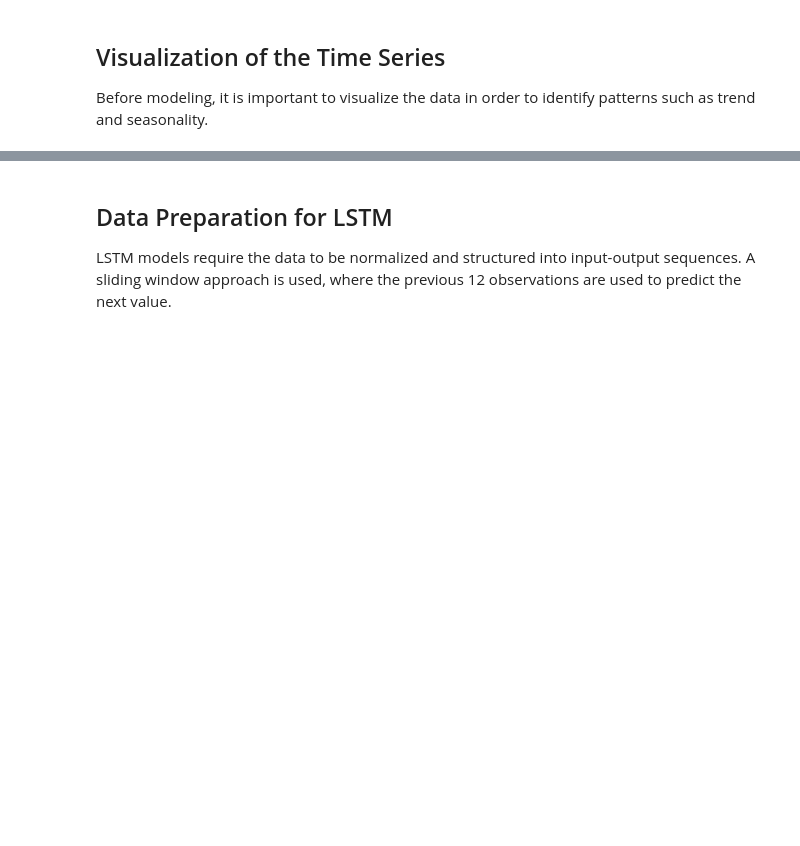
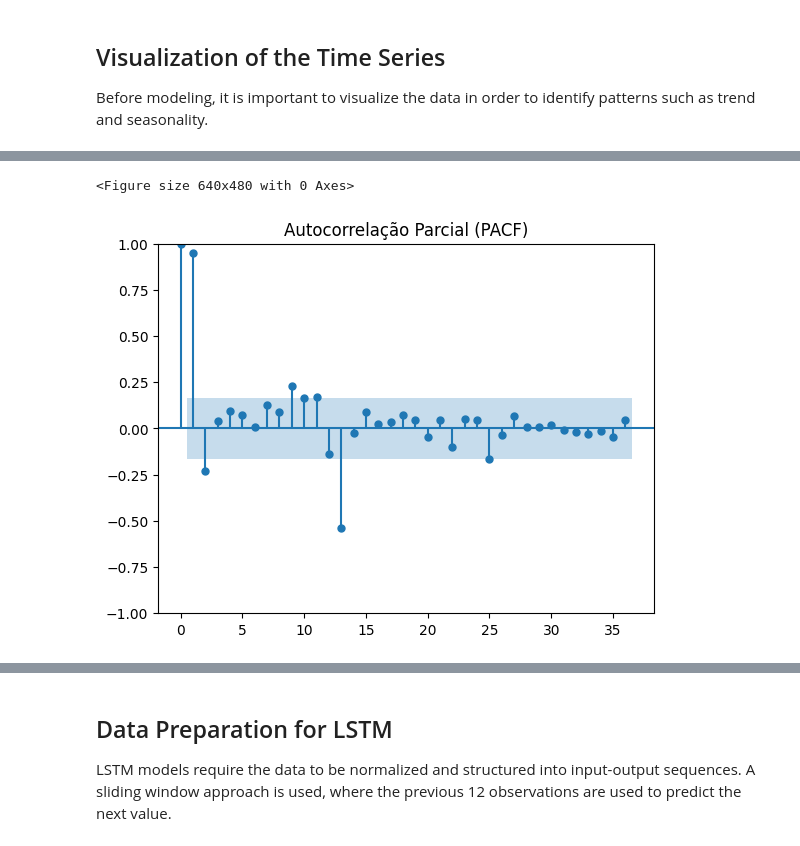
Before and after one commit to N-Merk/TimeSeries_forecasting-and-intervention-analysis, a Jupyter notebook: ModelIllustration.ipynb, the cells around one changed output, grey strips where cells are left out. Saved outputs shown, nothing was run; the diff lists cells and outputs as text; code cells hidden in the pictures; blank space fills up the shorter version.

```diff
--- a/ModelIllustration.ipynb
+++ b/ModelIllustration.ipynb
@@ -49,0 +97,9 @@ plt.legend()
+# %%
+plt.figure()
+plot_pacf(df["Passengers"], lags=36, method='ywm')
+plt.title("Autocorrelação Parcial (PACF)")
+plt.savefig("serie_temporal_passageiros_PACF.png", dpi=300, bbox_inches='tight')
+plt.show()
+# %% [output]
+<Figure size 640x480 with 0 Axes>
+[figure, added]
```
Also changed, not shown: parts of 23 cells of this notebook, 10 other files.
